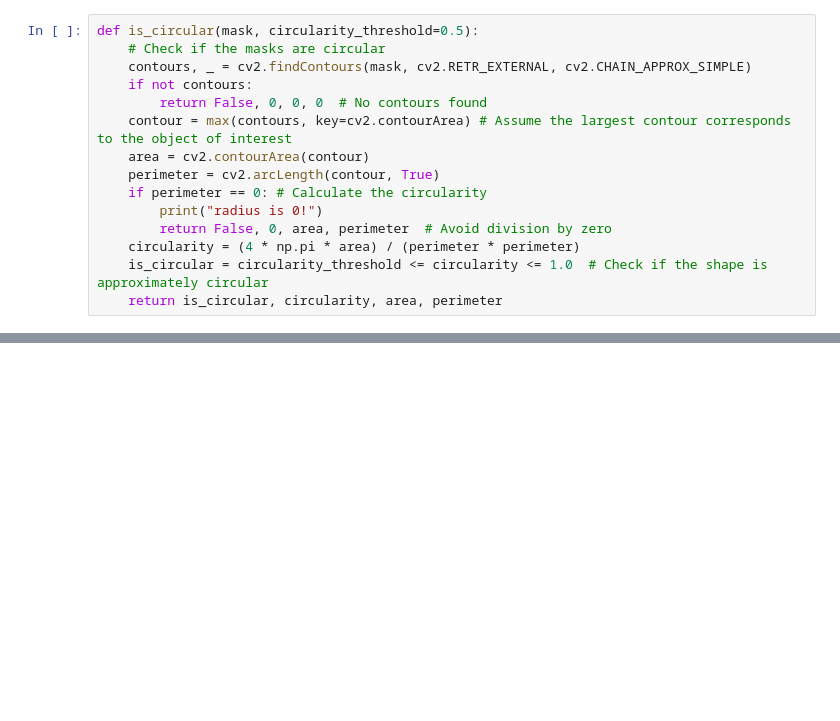
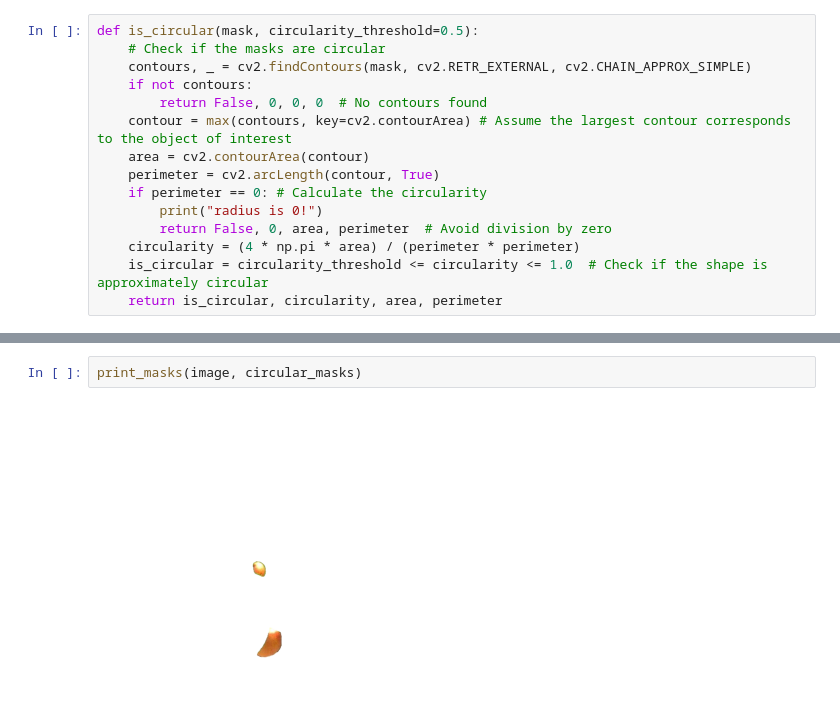
Before and after one commit to dans198/AprilTag_DT, a Jupyter notebook: Apple_picking.ipynb, the cells around one changed output, grey strips where cells are left out. Saved outputs shown, nothing was run; the diff lists cells and outputs as text; blank space fills up the shorter version.

```diff
--- a/Apple_picking.ipynb
+++ b/Apple_picking.ipynb
@@ -312,0 +296,4 @@ plt.show()
+# %%
+print_masks(image, circular_masks)
+# %% [output]
+[figure, added]
```
Also changed, not shown: parts of 12 cells of this notebook.
